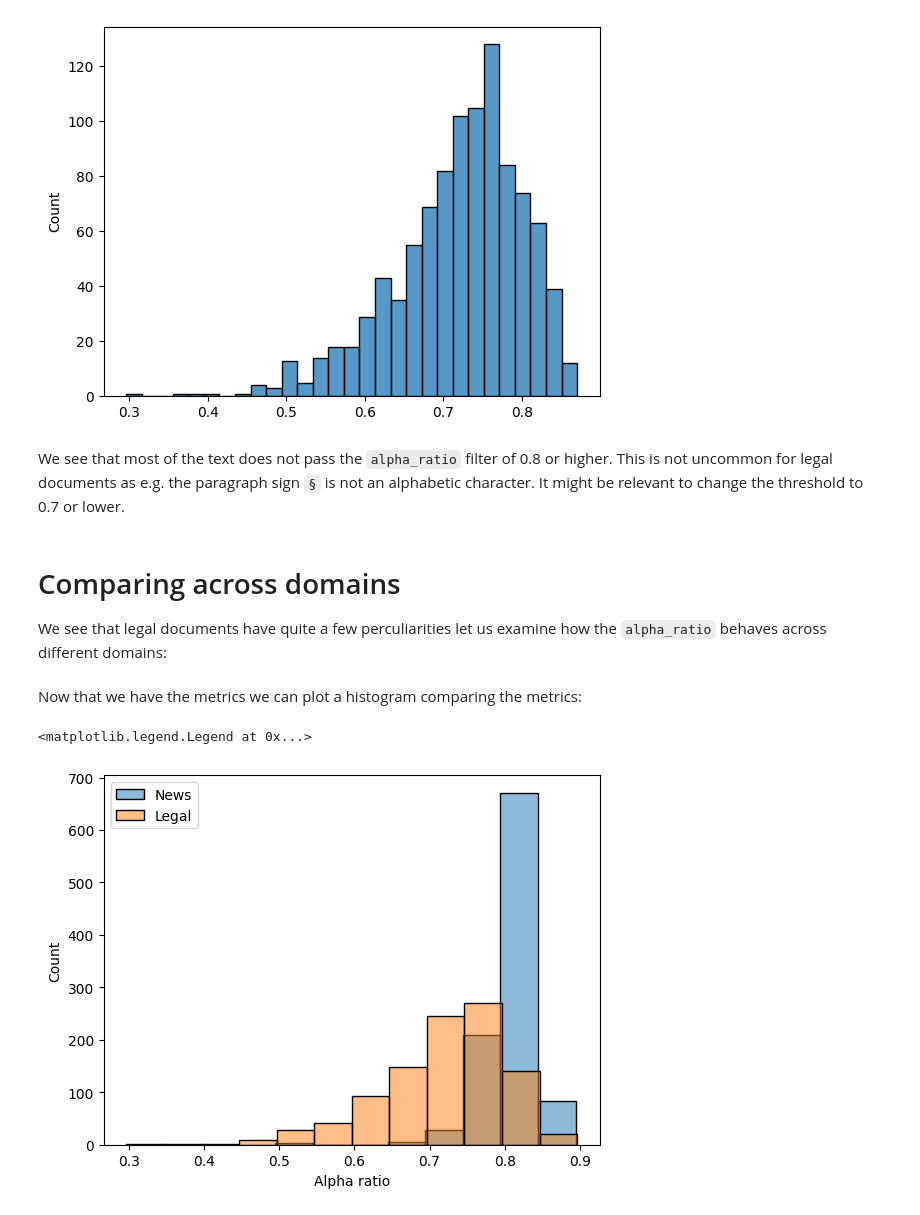
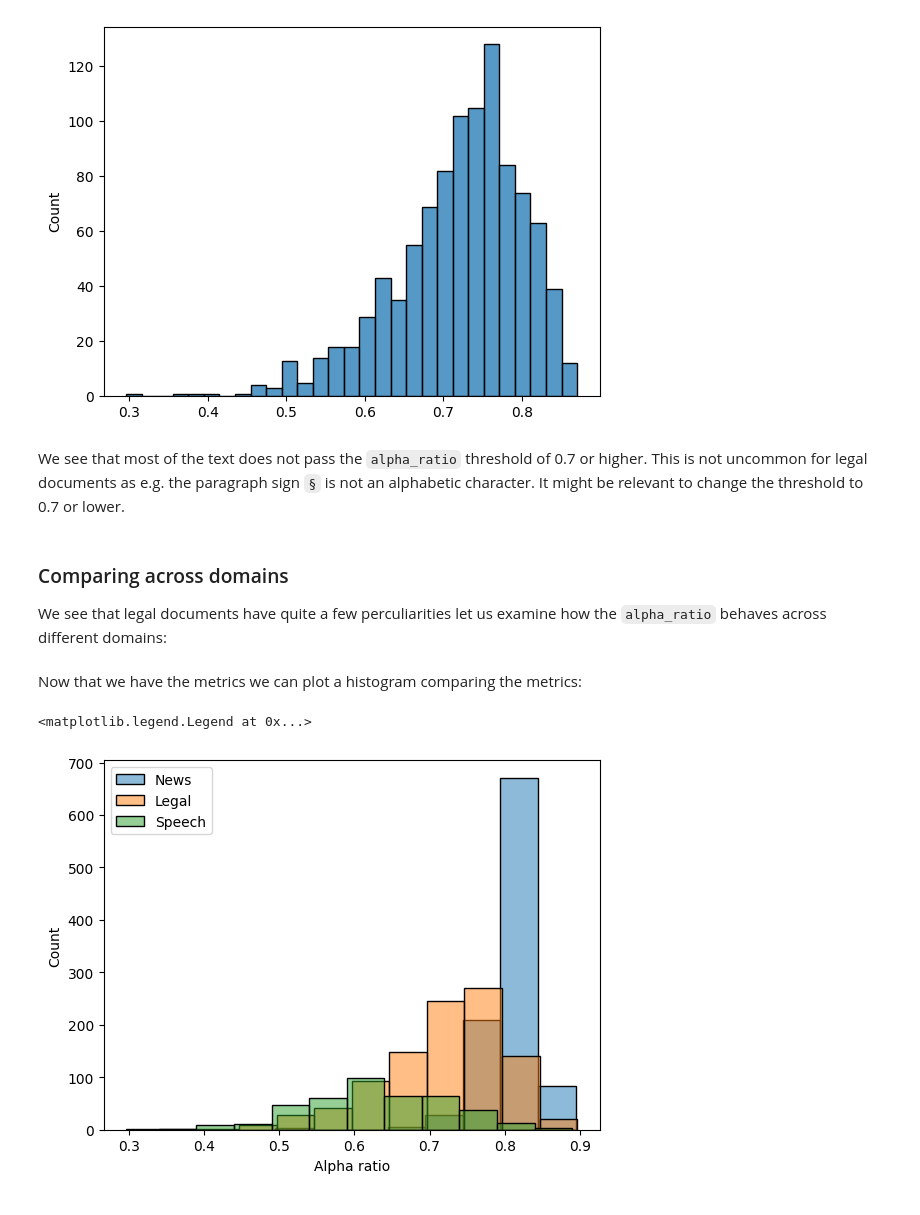
Before and after one commit to HLasse/TextDescriptives, a Jupyter notebook: docs/tutorials/filter_corpus_using_quality.ipynb, the cells around one changed output. Cells and saved outputs as stored; diff of their text form; code cells hidden in the pictures.

```diff
--- a/docs/tutorials/filter_corpus_using_quality.ipynb
+++ b/docs/tutorials/filter_corpus_using_quality.ipynb
@@ -11,0 +69,4 @@ your text corpora.
+# %%
+print(f"docs is type {type(docs)}")
+docs = list(docs)
+print(f"docs is type {type(docs)}")
@@ -11,0 +78,4 @@ your text corpora.
+# %%
+# examine the first document
+doc = docs[0]
+print(doc[:100])
@@ -185,32 +324,36 @@ sns.histplot(alpha_ratio)
 <AxesSubplot: ylabel='Count'>
 [figure]
 # %% [markdown]
-We see that most of the text does not pass the `alpha_ratio` filter of 0.8 or higher. This is not uncommon for legal documents as e.g. the paragraph sign `§` is not an alphabetic character. It might be relevant to change the threshold to 0.7 or lower.
+We see that most of the text does not pass the `alpha_ratio` threshold of 0.7 or higher. This is not uncommon for legal documents as e.g. the paragraph sign `§` is not an alphabetic character. It might be relevant to change the threshold to 0.7 or lower.
 # %% [markdown]
-# Comparing across domains
+### Comparing across domains
 We see that legal documents have quite a few perculiarities let us examine how the `alpha_ratio` behaves across different domains:
 # %%
 # first we apply the pipeline to the other domains
 news_docs = nlp.pipe(news["text"], batch_size=100, n_process=4)
 news_docs = list(news_docs)
+speech_docs = nlp.pipe(speech["text"], batch_size=100, n_process=4)
+speech_docs = list(speech_docs)
 # %%
-# etract alpha ratio:
+# extract alpha ratio:
 news_alpha_ratio = [doc._.quality["alpha_ratio"] for doc in news_docs]
+speech_alpha_ratio = [doc._.quality["alpha_ratio"] for doc in speech_docs]
 # %% [markdown]
 Now that we have the metrics we can plot a histogram comparing the metrics:
 # %%
 import matplotlib.pyplot as plt
 # histogram
 sns.histplot(news_alpha_ratio, label="News", alpha=0.5, binwidth=0.05)
 sns.histplot(alpha_ratio, label="Legal", alpha=0.5, binwidth=0.05)
+sns.histplot(speech_alpha_ratio, label="Speech", alpha=0.5, binwidth=0.05)
 
 # add labels
 plt.xlabel("Alpha ratio")
 plt.ylabel("Count")
 plt.legend()
 # %% [output]
 <matplotlib.legend.Legend at 0x...>
-[figure, old version]
+[figure, new version]
 # %% [markdown]
 Here we see a couple of things:
 - A fair amount of legal documents have an alpha ratio above 0.6.
```
Also changed, not shown: parts of 41 cells of this notebook.
